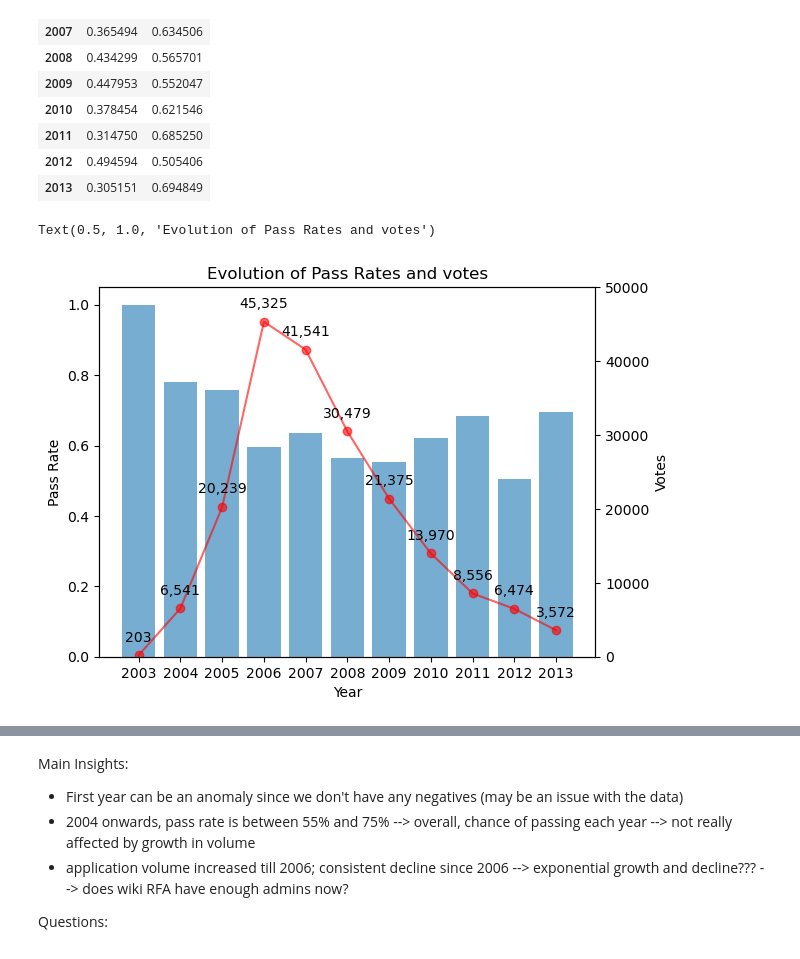
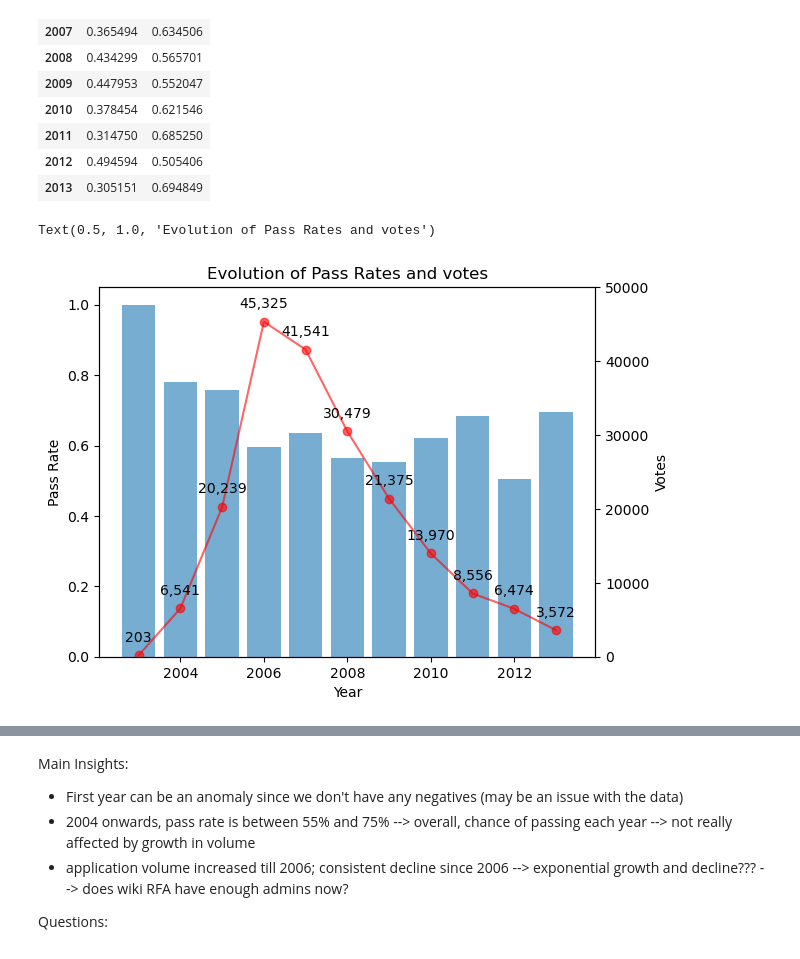
Before and after one commit to epfl-ada/ada-2024-project-ackthuallydeadalready, a Jupyter notebook: EDA.ipynb, the cells around one changed output, grey strips where cells are left out. Cells and saved outputs as stored; diff of their text form; code cells hidden in the pictures.

```diff
--- a/EDA.ipynb
+++ b/EDA.ipynb
@@ -43,0 +48,4 @@ data
+# %%
+print(type(data.YEA[0]))
+data['YEA'] = data['YEA'].astype(int)
+print(type(data.YEA[0]))
@@ -175,32 +186,32 @@ data.groupby(by='YEA')[['RES','YEA']].value_counts(normalize=True).unstack(fill_
 # %%
 fig, ax1 = plt.subplots()
 
 ax1.bar(data.groupby(by='YEA')[['RES','YEA']].value_counts(normalize=False).unstack(fill_value=0).index,
         data.groupby(by='YEA')[['RES','YEA']].value_counts(normalize=True).unstack(fill_value=0)[1], alpha=.6)
 
 ax1.set_xlabel('Year')
 ax1.set_ylabel('Pass Rate')
 
 
 ax2 = ax1.twinx()
 ax2.plot(data.groupby(by='YEA')[['RES','YEA']].value_counts(normalize=False).unstack(fill_value=0).index,
         data.groupby(by='YEA')[['RES','YEA']].value_counts(normalize=False).unstack(fill_value=0).agg('sum', axis=1), color ='red', alpha=.6, marker= 'o')
 
 ax2.set_ylim((0,50000))
 ax2.set_ylabel('Votes')
 
 # Add values to the percentage line plot
 for i, txt in enumerate(data.groupby(by='YEA')[['RES','YEA']].value_counts(normalize=False).unstack(fill_value=0).agg('sum', axis=1)):
     ax2.annotate(f"{txt:,}",  # Format the value to 2 decimal places
-                 (data.groupby(by='YEA')[['RES','YEA']].value_counts(normalize=False).unstack(fill_value=0).agg('sum', axis=1).index[i], data.groupby(by='YEA')[['RES','YEA']].value_counts(normalize=False).unstack(fill_value=0).agg('sum', axis=1)[i]),
+                 (data.groupby(by='YEA')[['RES','YEA']].value_counts(normalize=False).unstack(fill_value=0).agg('sum', axis=1).index[i], data.groupby(by='YEA')[['RES','YEA']].value_counts(normalize=False).unstack(fill_value=0).agg('sum', axis=1)[2003+i]),
                  textcoords="offset points",
                  xytext=(0, 10),  # Offset the text slightly above the point
                  ha='center', color='black')
 
 plt.title('Evolution of Pass Rates and votes')
 # %% [output]
 Text(0.5, 1.0, 'Evolution of Pass Rates and votes')
-[figure, old version]
+[figure, new version]
 # %%
 fig, ax1 = plt.subplots()
 
```
Also changed, not shown: parts of 25 cells of this notebook.
